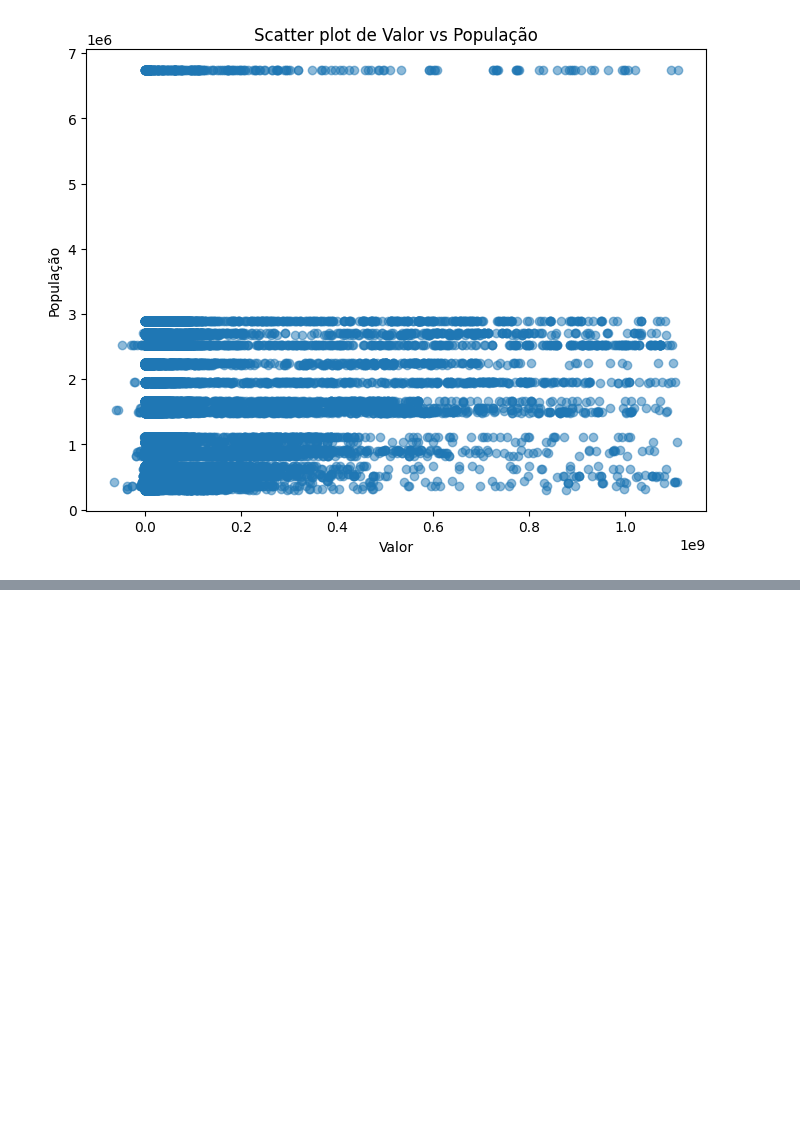
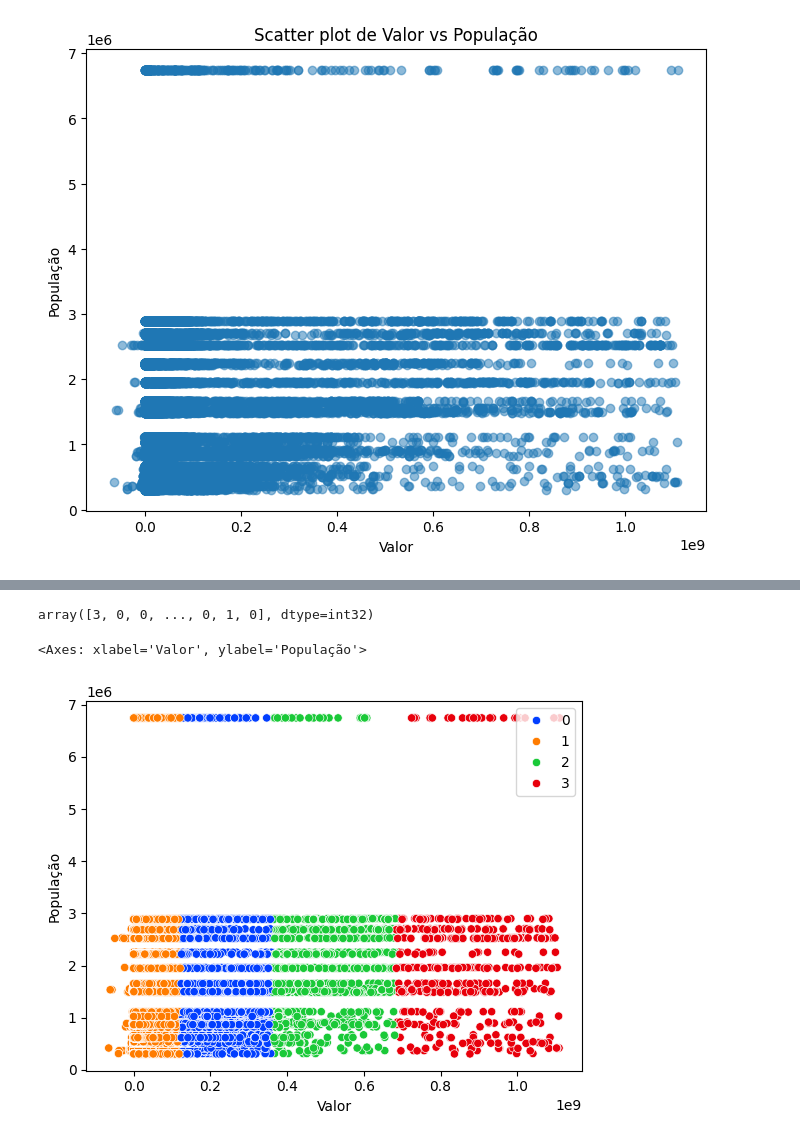
Before and after one commit to juliajgmb/projeto_icd, a Jupyter notebook: analise_inicial.ipynb, the cells around one changed output, grey strips where cells are left out. Saved outputs shown, nothing was run; the diff lists cells and outputs as text; code cells hidden in the pictures; blank space fills up the shorter version.

```diff
--- a/analise_inicial.ipynb
+++ b/analise_inicial.ipynb
@@ -276,0 +289,3 @@ plt.show()
+# %%
+df_group = dataset_copia[['Valor', 'População']]
+df_group
@@ -276,0 +306,5 @@ plt.show()
+# %%
+from sklearn.cluster import KMeans
+kmeans = KMeans(n_clusters=4)
+# %%
+kmeans.fit(df_group)
@@ -276,0 +318,9 @@ plt.show()
+# %%
+kmeans.labels_
+# %% [output]
+array([3, 0, 0, ..., 0, 1, 0], dtype=int32)
+# %%
+sns.scatterplot(data=dataset_copia, x='Valor', y='População', hue=kmeans.labels_, palette='bright')
+# %% [output]
+<Axes: xlabel='Valor', ylabel='População'>
+[figure, added]
```
Also changed, not shown: parts of 10 cells of this notebook.
